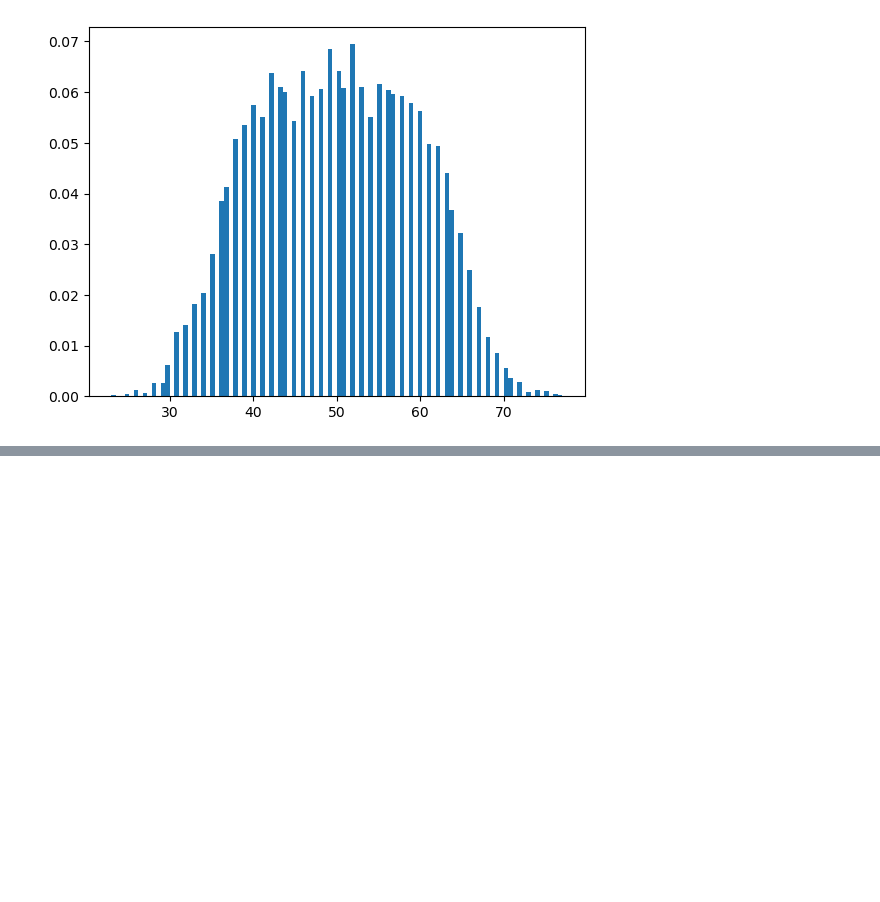
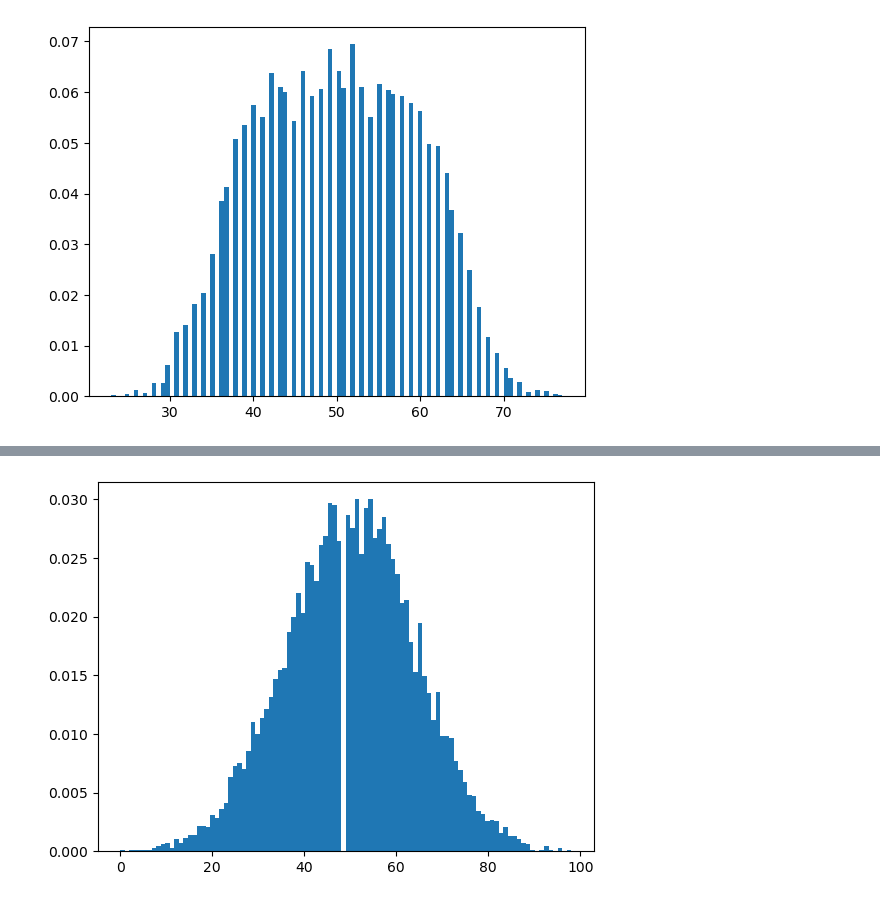
Before and after one commit to minseok1217/-CSE522-Artificial-Intelligence-Basic-with-Practice, a Jupyter notebook: 8/2020136016_김민석.ipynb, the cells around one changed output, grey strips where cells are left out. Saved outputs shown, nothing was run; the diff lists cells and outputs as text; code cells hidden in the pictures; blank space fills up the shorter version.

```diff
--- a/8/2020136016_김민석.ipynb
+++ b/8/2020136016_김민석.ipynb
@@ -72 +98,34 @@ _ = plt.hist(data, 100, density=True)
+# %%
+# 이산 랜덤 확률을 구하기 위해 사용한 code
+# 이항 분포를 사용해서 test해본 code. but error값을 줄이지 못함.
+import math
+def com(a, b):
+    top = a
+    bottom = b
+    if b == 0:
+        return 1
+    elif b == 1:
+        return a
+    while(b > 1):
+        top = top * (a - 1)
+        bottom = bottom * (b - 1)
+        b -= 1
+        a -= 1
+    return top / bottom
+        # print("top = ", top)
+    # print("bottom = ", bottom)
+
+
+
+def func(x):
+    a = [0] * 100
+    for i in range(350, 450):
+        a[i - 350] = com(800, i) * ( (1 / 2) ** i ) * ( 1 / 2) ** ( 800 - i )
+    return a
+
+
+my_data = gen_data(func)
+_ = plt.hist(my_data, 100, density=True)
+# %% [output]
+[figure, added]
 # %%
```
Also changed, not shown: parts of 5 cells of this notebook, 2 other files.
